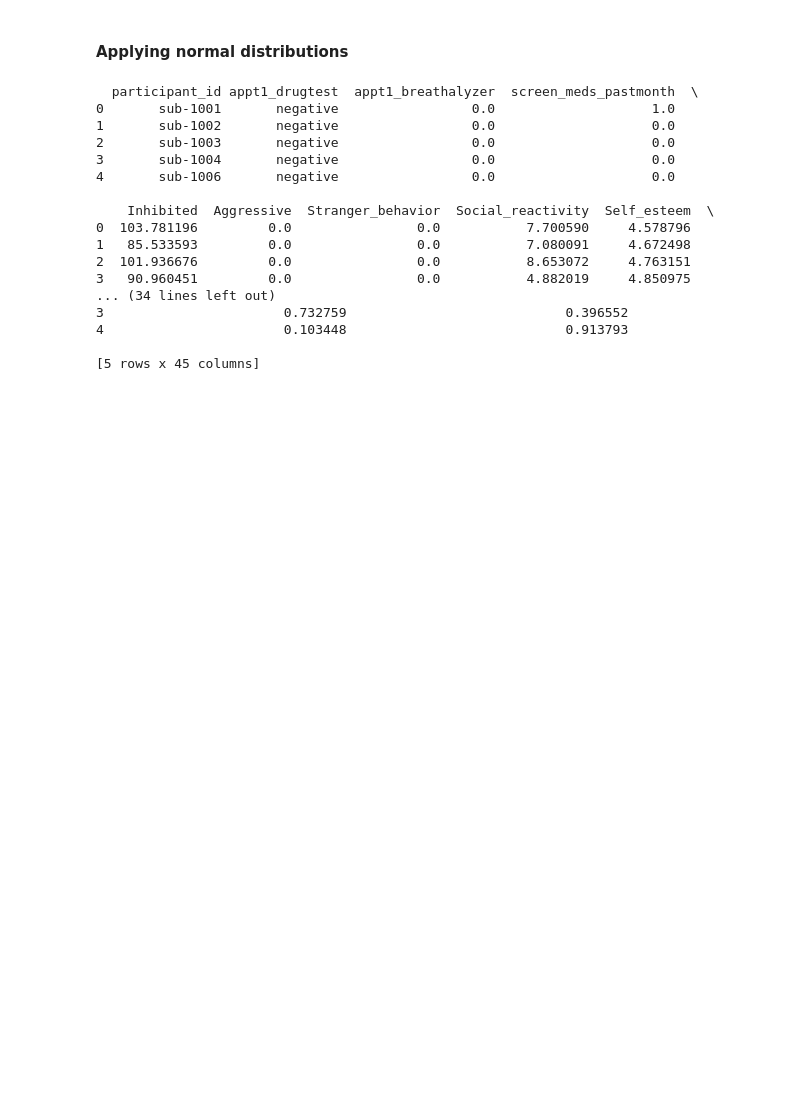
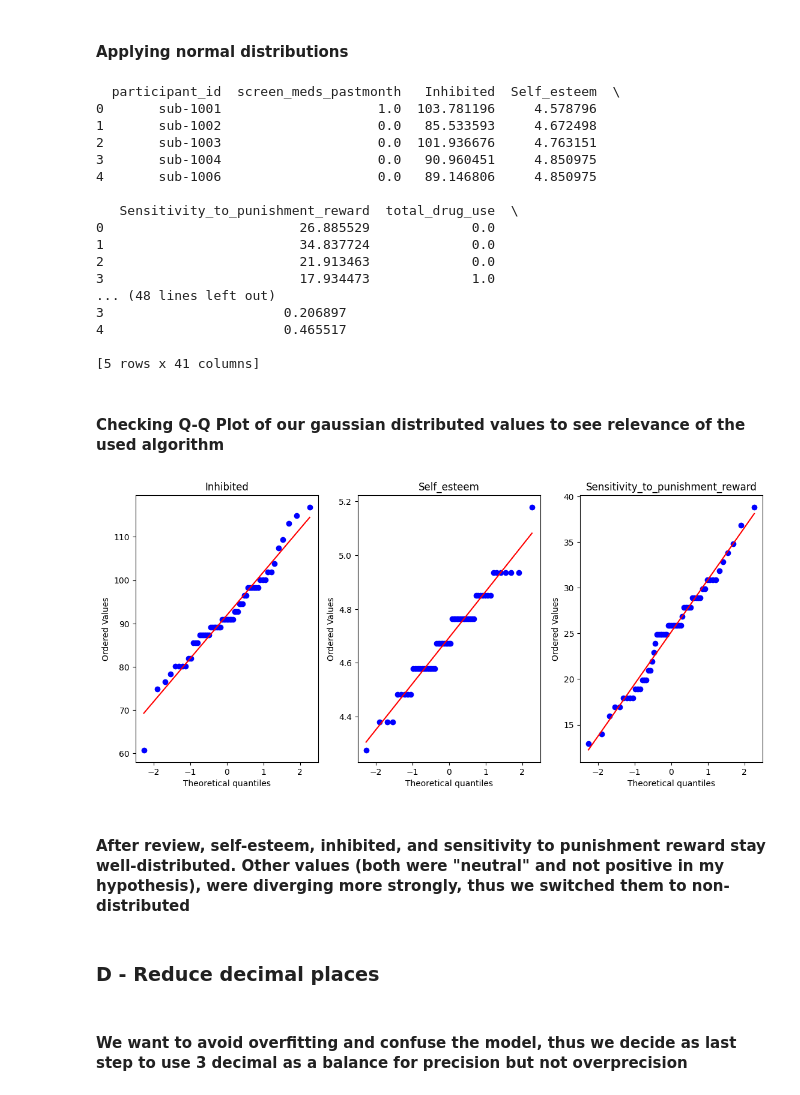
Before and after one commit to CenturyGhost/Neuroscience, a Jupyter notebook: I_preprocessing/step1.ipynb, the cells around one changed output. Drawn from its saved outputs; the diff is of its cells as text; code cells hidden in the pictures; blank space fills up the shorter version.

```diff
--- a/I_preprocessing/step1.ipynb
+++ b/I_preprocessing/step1.ipynb
@@ -425,7 +415,7 @@ def box_cox_transform_with_small_constant(data, small_constant=0.00001):
     return transformed_data
 
 # Apply Box-Cox transformation with small constant handling to the specified columns
-transformed_columns = ["7_up_7_down", "Inhibited", "Social_reactivity", "Self_esteem", "Sensitivity_to_punishment_reward"]
+transformed_columns = ["Inhibited", "Self_esteem", "Sensitivity_to_punishment_reward"]
 for col in transformed_columns:
     combined_df[col] = box_cox_transform_with_small_constant(combined_df[col])
 
@@ -440,7 +430,7 @@ columns_to_transform = [
     "Autism_Quotient", "Back_depression_inventory", "Childhood_trauma",
     "Drug_Use", "PC_use", "Friend_behavior", "Interpersonal_Reactivity_Index",
     "Positivity", "Unpredictability_in_Childhood", "Social_Experience",
-    "Temporal_pleasure", "Emotional_intelligence"
+    "Temporal_pleasure", "Emotional_intelligence", "7_up_7_down", "Social_reactivity"
 ]
 
 # Initialize the QuantileTransformer
@@ -460,26 +450,49 @@ combined_df.drop(columns=columns_to_transform, inplace=True)
 # Display the first few rows of the transformed DataFrame
 print(combined_df.head())
 # %% [output]
-  participant_id appt1_drugtest  appt1_breathalyzer  screen_meds_pastmonth  \
-0       sub-1001       negative                 0.0                    1.0
-1       sub-1002       negative                 0.0                    0.0
-2       sub-1003       negative                 0.0                    0.0
-3       sub-1004       negative                 0.0                    0.0
-4       sub-1006       negative                 0.0                    0.0
+  participant_id  screen_meds_pastmonth   Inhibited  Self_esteem  \
+0       sub-1001                    1.0  103.781196     4.578796
+1       sub-1002                    0.0   85.533593     4.672498
+2       sub-1003                    0.0  101.936676     4.763151
+3       sub-1004                    0.0   90.960451     4.850975
+4       sub-1006                    0.0   89.146806     4.850975
 
-    Inhibited  Aggressive  Stranger_behavior  Social_reactivity  Self_esteem  \
-0  103.781196         0.0                0.0           7.700590     4.578796
-1   85.533593         0.0                0.0           7.080091     4.672498
-2  101.936676         0.0                0.0           8.653072     4.763151
-3   90.960451         0.0                0.0           4.882019     4.850975
-... (34 lines left out)
-3                       0.732759                            0.396552
-4                       0.103448                            0.913793
+   Sensitivity_to_punishment_reward  total_drug_use  \
+0                         26.885529             0.0
+1                         34.837724             0.0
+2                         21.913463             0.0
+3                         17.934473             1.0
+... (48 lines left out)
+3                       0.206897
+4                       0.465517
 
-[5 rows x 45 columns]
+[5 rows x 41 columns]
 # %%
 # Define the file path for the CSV file in your /home directory
 csv_file_path = '/home/skander/combined6.csv'
 
 # Save the DataFrame as a CSV file
 combined_df.to_csv(csv_file_path, index=False)
+# %% [markdown]
+#### Checking Q-Q Plot of our gaussian distributed values to see relevance of the used algorithm
+# %%
+# Variables to check for Q-Q plot
+variables = ["Inhibited", "Self_esteem", "Sensitivity_to_punishment_reward"]
+
+# Create Q-Q plots for each variable
+plt.figure(figsize=(15, 10))
+for i, var in enumerate(variables):
+    plt.subplot(2, 4, i+1)
+    stats.probplot(combined_df[var].dropna(), dist="norm", plot=plt)
+    plt.title(var)
+
+plt.tight_layout()
+plt.show()
+# %% [output]
+[figure, added]
+# %% [markdown]
+#### After review, self-esteem, inhibited, and sensitivity to punishment reward stay well-distributed. Other values (both were "neutral" and not positive in my hypothesis), were diverging more strongly, thus we switched them to non-distributed
+# %% [markdown]
+### D - Reduce decimal places
+# %% [markdown]
+#### We want to avoid overfitting and confuse the model, thus we decide as last step to use 3 decimal as a balance for precision but not overprecision
```
Also changed, not shown: parts of 7 cells of this notebook.
